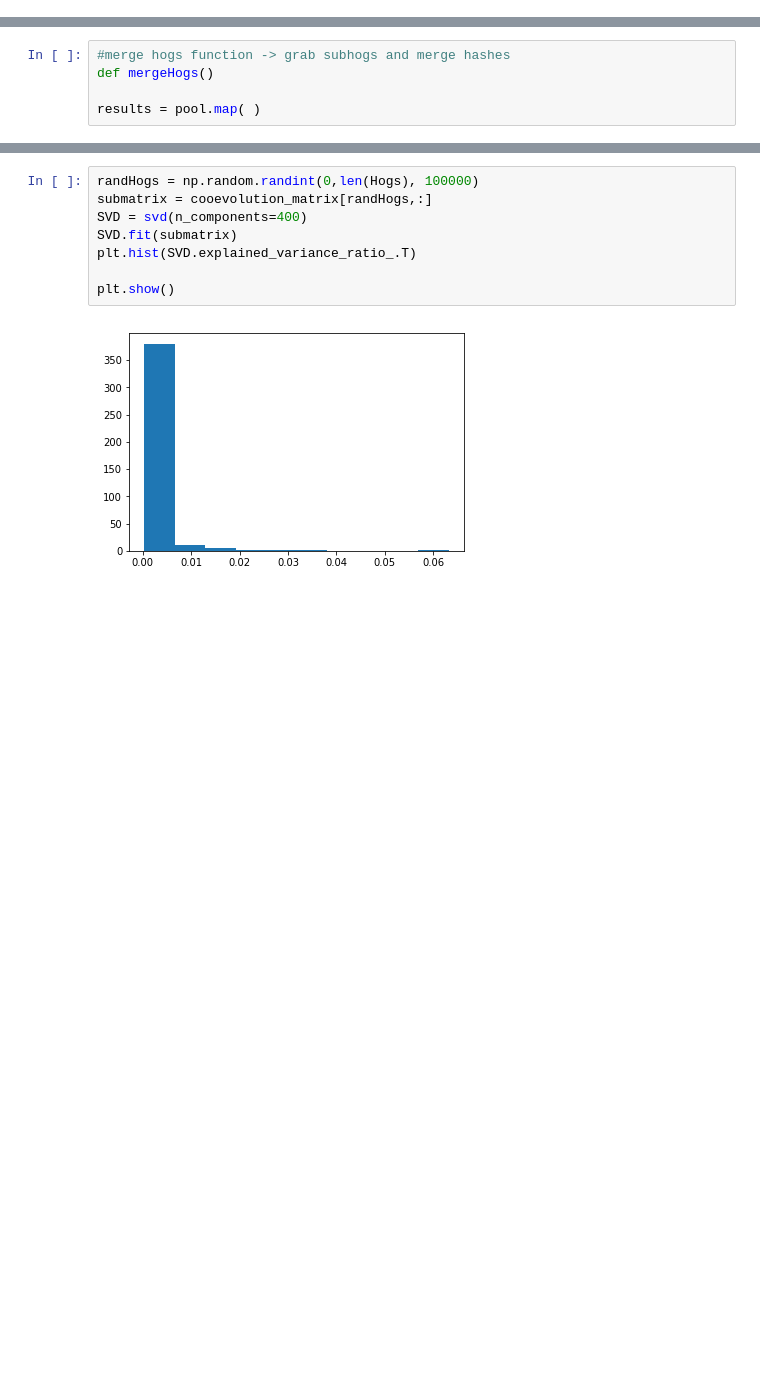
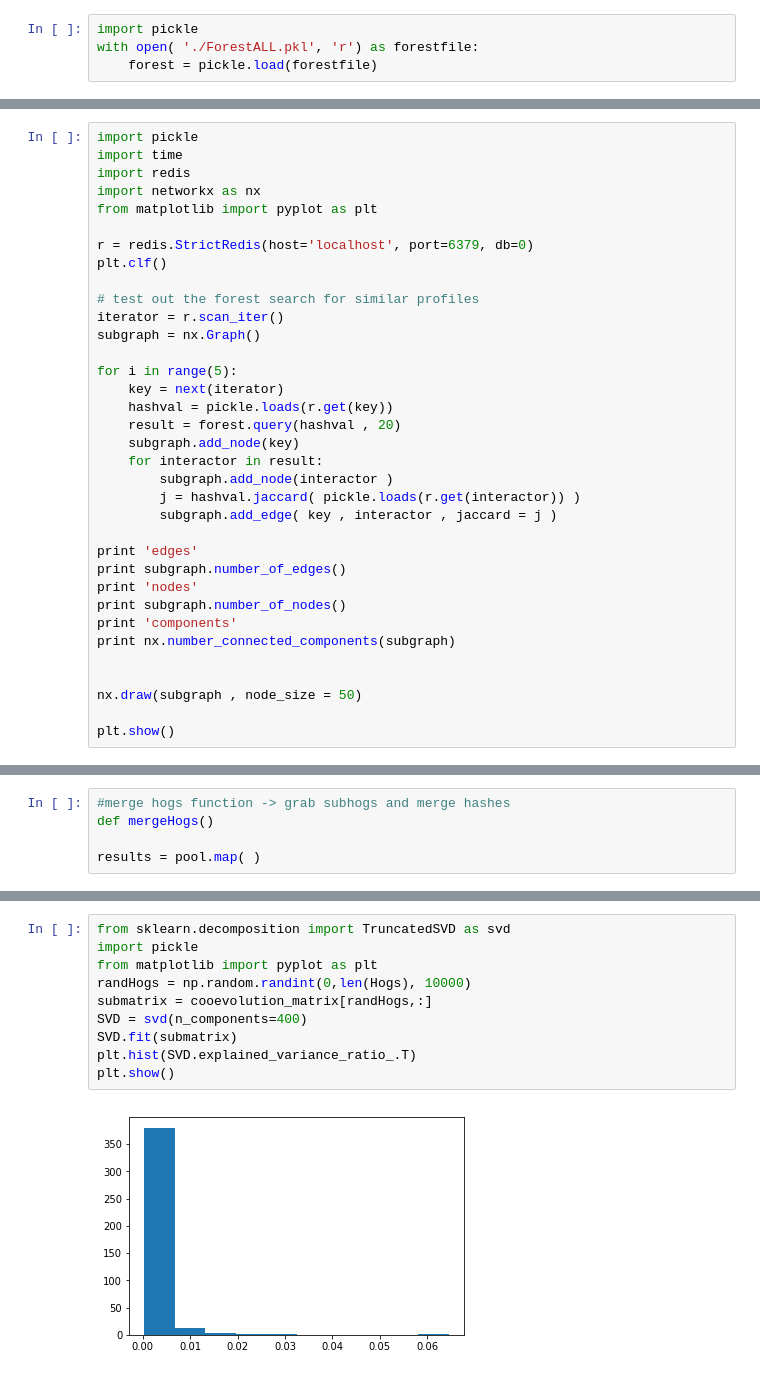
Before and after one commit to cactuskid/coevolution, a Jupyter notebook: ConstructHogMatrix.ipynb, the cells around one changed output, grey strips where cells are left out. Cells and saved outputs as stored; diff of their text form; blank space fills up the shorter version.

Commit message:
LSH working. still need to finish graph and results vis with rest api

```diff
--- a/ConstructHogMatrix.ipynb
+++ b/ConstructHogMatrix.ipynb
@@ -495,0 +499,4 @@ for keynum in range(10):
+# %%
+import pickle
+with open( './ForestALL.pkl', 'r') as forestfile:
+    forest = pickle.load(forestfile)
@@ -495,0 +663,35 @@ for keynum in range(10):
+# %%
+import pickle
+import time
+import redis
+import networkx as nx
+from matplotlib import pyplot as plt
+
+r = redis.StrictRedis(host='localhost', port=6379, db=0)
+plt.clf()
+
+# test out the forest search for similar profiles
+iterator = r.scan_iter()
+subgraph = nx.Graph()
+
+for i in range(5):
+    key = next(iterator)
+    hashval = pickle.loads(r.get(key))
+    result = forest.query(hashval , 20)
+    subgraph.add_node(key)
+    for interactor in result:
+        subgraph.add_node(interactor )
+        j = hashval.jaccard( pickle.loads(r.get(interactor)) )
+        subgraph.add_edge( key , interactor , jaccard = j )
+
+print 'edges'
+print subgraph.number_of_edges()
+print 'nodes'
+print subgraph.number_of_nodes()
+print 'components'
+print nx.number_connected_components(subgraph)
+
+
+nx.draw(subgraph , node_size = 50)
+
+plt.show()
@@ -583,12 +872,14 @@ handle3.close()
 # %%
-randHogs = np.random.randint(0,len(Hogs), 100000)
+from sklearn.decomposition import TruncatedSVD as svd
+import pickle
+from matplotlib import pyplot as plt
+randHogs = np.random.randint(0,len(Hogs), 10000)
 submatrix = cooevolution_matrix[randHogs,:]
 SVD = svd(n_components=400)
 SVD.fit(submatrix)
 plt.hist(SVD.explained_variance_ratio_.T)
-
 plt.show()
 # %% [output]
-[figure, old version]
+[figure, new version]
 # %%
 print np.sum(SVD.explained_variance_ratio_.T)
```
Also changed, not shown: parts of 25 cells of this notebook, 1 other file.
